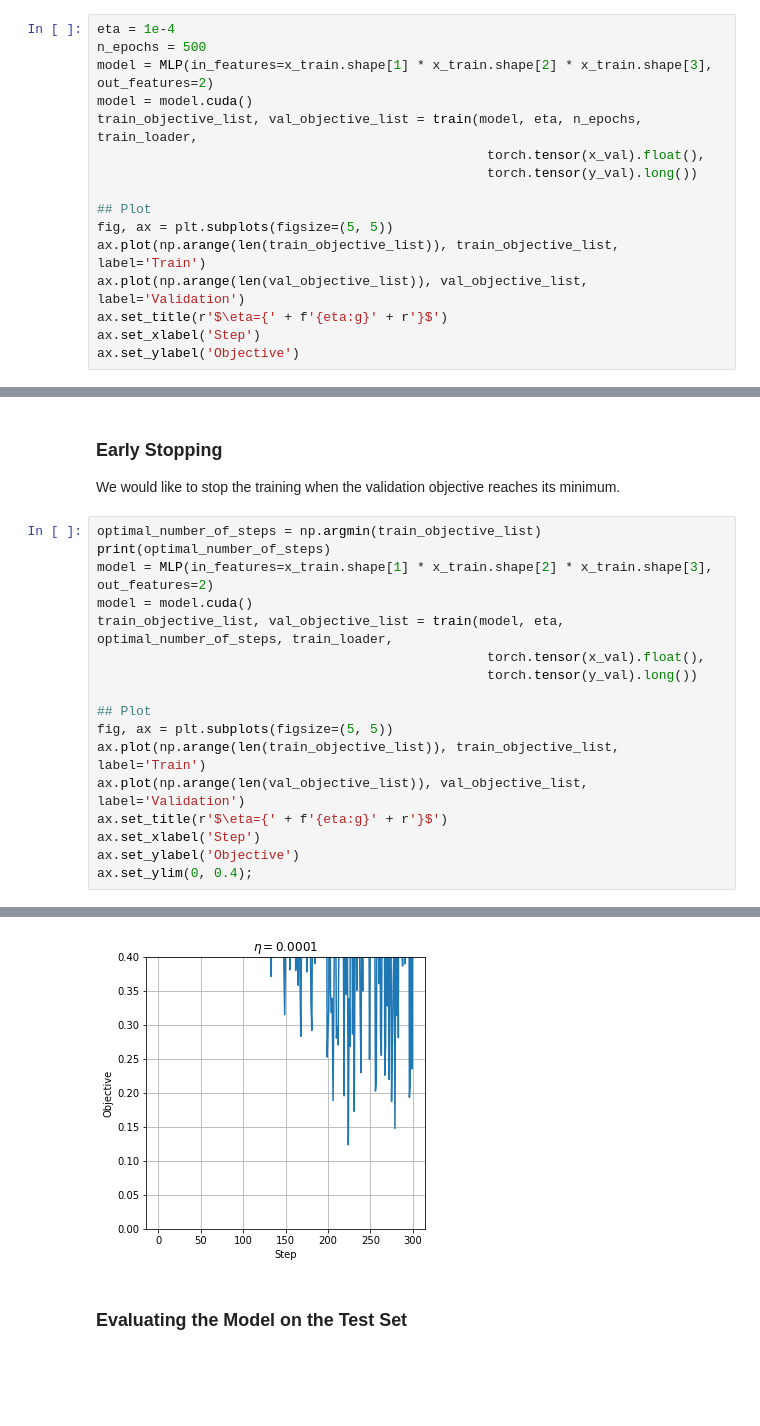
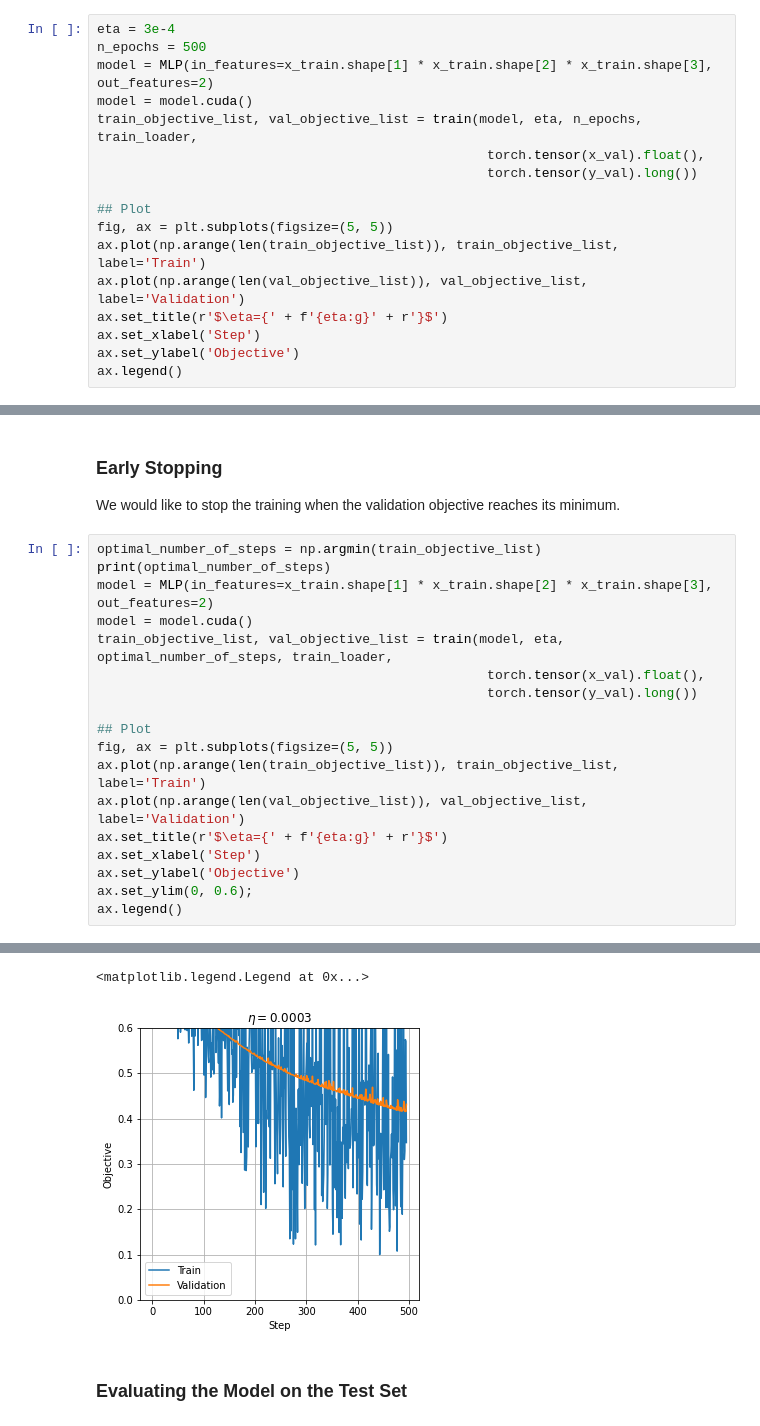
Before and after one commit to grotbard/eye_gender_classification, a Jupyter notebook: eye_gender_class.ipynb, the cells around one changed output, grey strips where cells are left out. Cells and saved outputs as stored; diff of their text form; blank space fills up the shorter version.

```diff
--- a/eye_gender_class.ipynb
+++ b/eye_gender_class.ipynb
@@ -448,5 +434,5 @@ We choose $\eta=1e-5$ and train the model for 400 epochs.
 # %%
-eta = 1e-4
+eta = 3e-4
 n_epochs = 500
 model = MLP(in_features=x_train.shape[1] * x_train.shape[2] * x_train.shape[3], out_features=2)
 model = model.cuda()
@@ -461,5 +447,6 @@ ax.plot(np.arange(len(val_objective_list)), val_objective_list, label='Validatio
 ax.set_title(r'$\eta={' + f'{eta:g}' + r'}$')
 ax.set_xlabel('Step')
 ax.set_ylabel('Objective')
+ax.legend()
 # %% [output]
 Text(0, 0.5, 'Objective')
@@ -494,5 +471,6 @@ ax.plot(np.arange(len(val_objective_list)), val_objective_list, label='Validatio
 ax.set_title(r'$\eta={' + f'{eta:g}' + r'}$')
 ax.set_xlabel('Step')
 ax.set_ylabel('Objective')
-ax.set_ylim(0, 0.4);
+ax.set_ylim(0, 0.6);
+ax.legend()
 # %% [output]
@@ -500,4 +478,5 @@ ax.set_ylim(0, 0.4);
+<matplotlib.legend.Legend at 0x...>
-[figure, old version]
+[figure, new version]
 # %% [markdown]
 ### Evaluating the Model on the Test Set
 # %%
```
Also changed, not shown: parts of 25 cells of this notebook.
